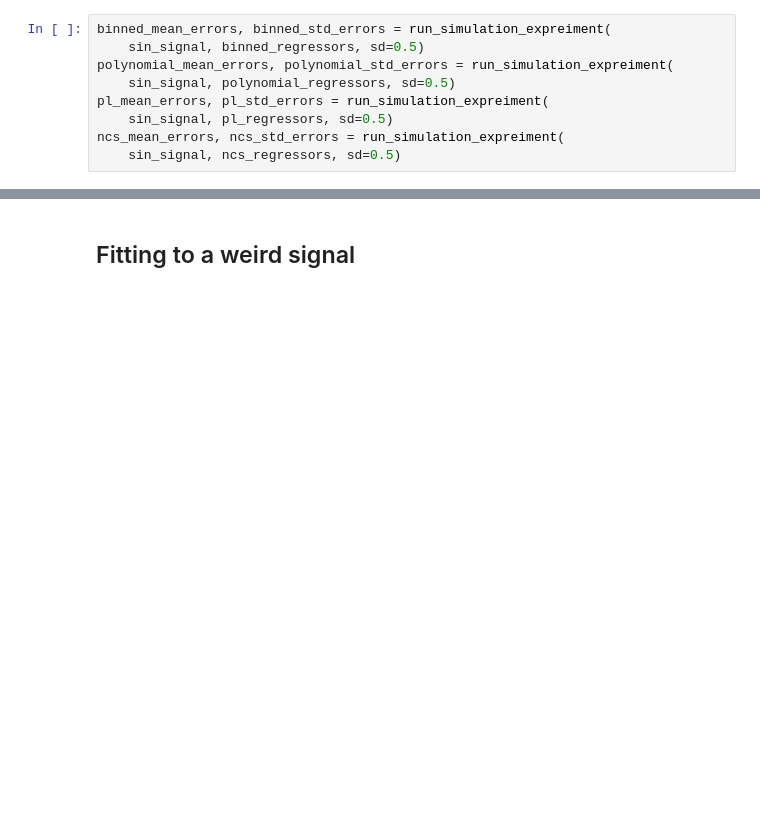
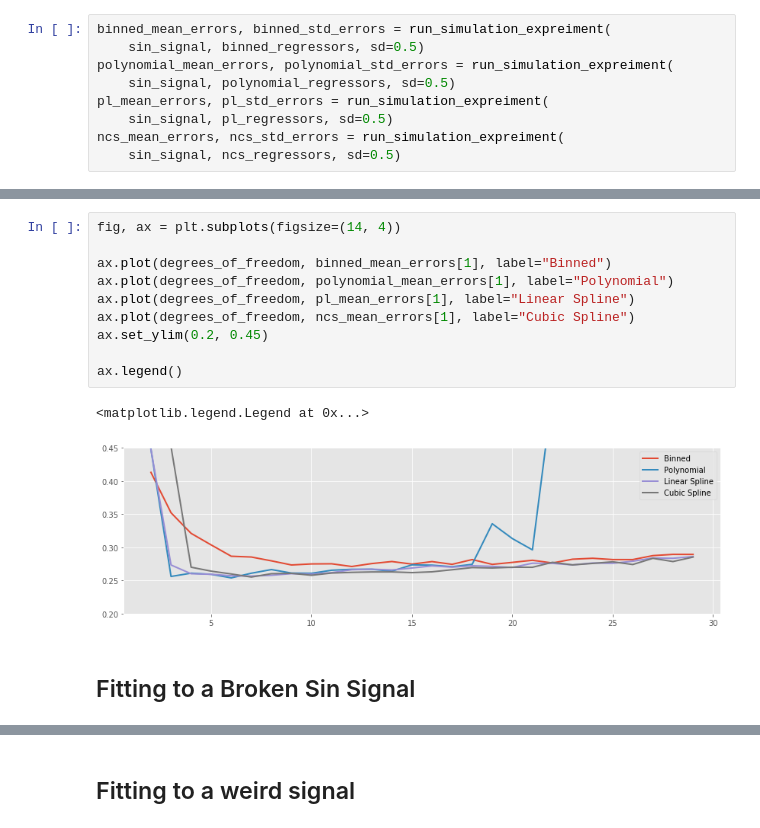
Before and after one commit to madrury/basis-expansions, a Jupyter notebook: basis-expansion-regressions.ipynb, the cells around one changed output, grey strips where cells are left out. Drawn from its saved outputs; the diff is of its cells as text; blank space fills up the shorter version.

```diff
--- a/basis-expansion-regressions.ipynb
+++ b/basis-expansion-regressions.ipynb
@@ -518,0 +539,15 @@ ax.set_title("Natural Cubic Spline Features")
+# %%
+fig, ax = plt.subplots(figsize=(14, 4))
+
+ax.plot(degrees_of_freedom, binned_mean_errors[1], label="Binned")
+ax.plot(degrees_of_freedom, polynomial_mean_errors[1], label="Polynomial")
+ax.plot(degrees_of_freedom, pl_mean_errors[1], label="Linear Spline")
+ax.plot(degrees_of_freedom, ncs_mean_errors[1], label="Cubic Spline")
+ax.set_ylim(0.2, 0.45)
+
+ax.legend()
+# %% [output]
+<matplotlib.legend.Legend at 0x...>
+[figure, added]
+# %% [markdown]
+## Fitting to a Broken Sin Signal
```
Also changed, not shown: parts of 24 cells of this notebook.
